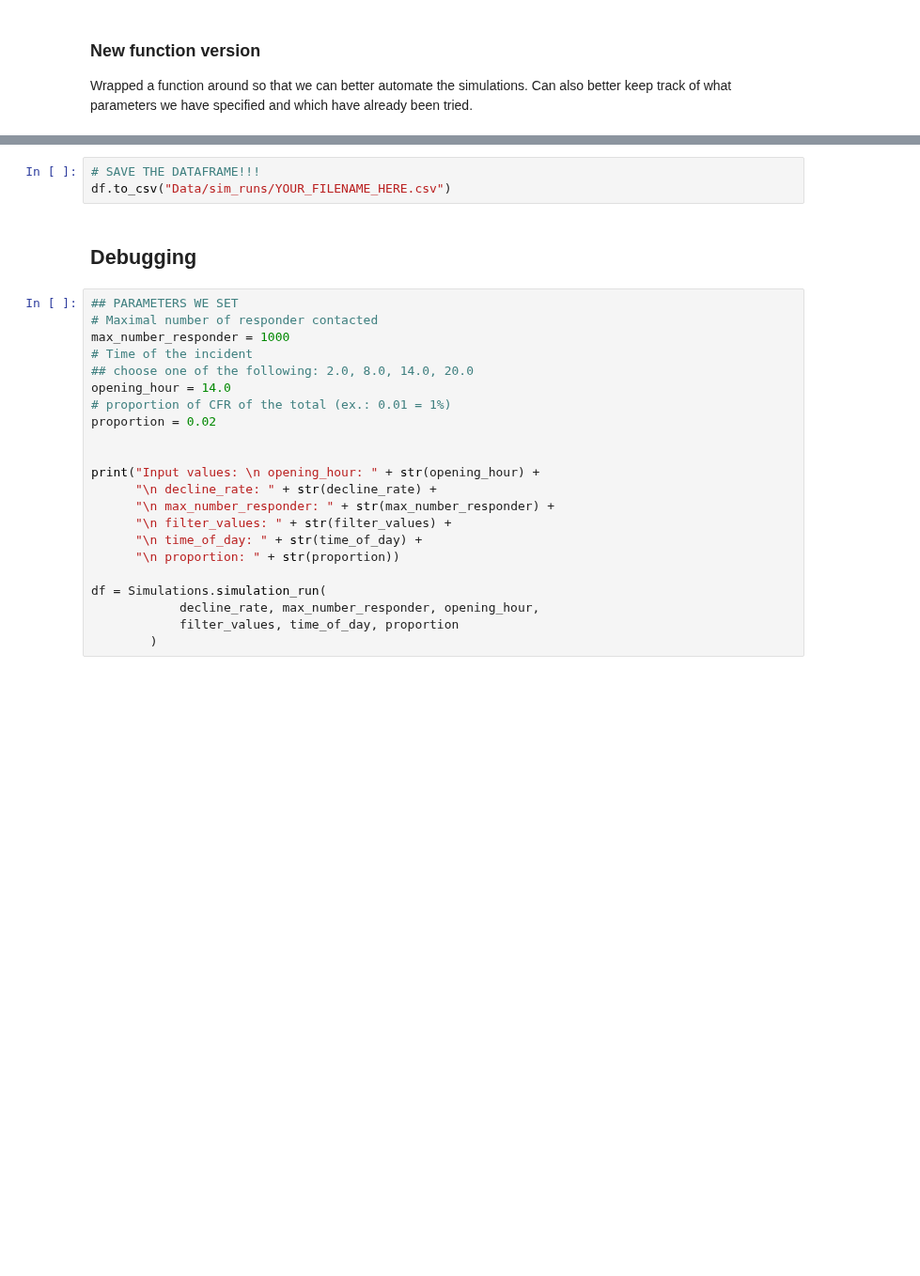
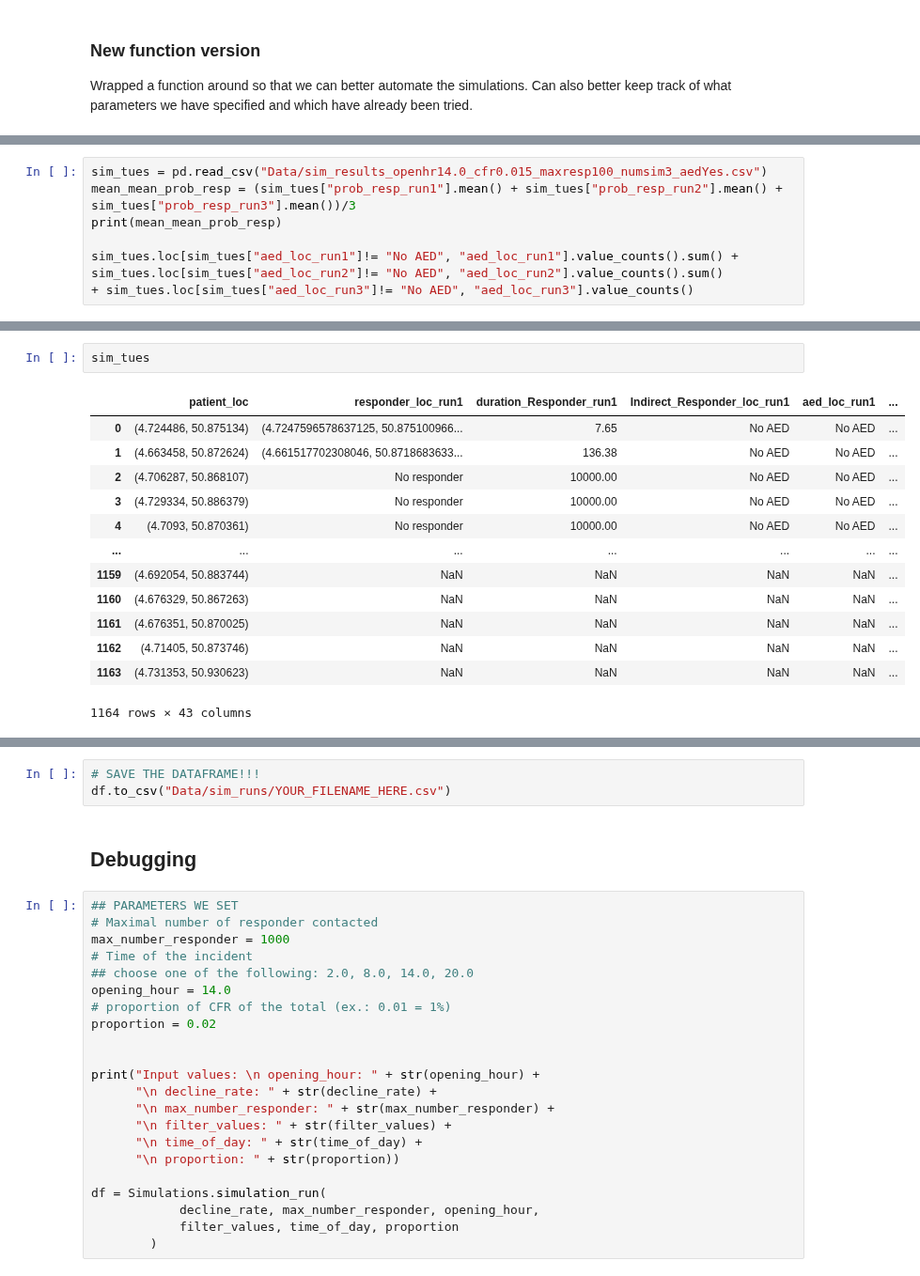
Before and after one commit to Leowiser/AED-Route-Optimization-MDA-Project, a Jupyter notebook: Simulation_Run.ipynb, the cells around one changed output, grey strips where cells are left out. Shown at 94% size. Drawn from its saved outputs; the diff is of its cells as text; blank space fills up the shorter version.

Commit message:
dillon data push

```diff
--- a/Simulation_Run.ipynb
+++ b/Simulation_Run.ipynb
@@ -103,0 +169,7 @@ def simulation_run(ip=ip,              ## server IP, must request from Ruben (or
+# %%
+sim_tues = pd.read_csv("Data/sim_results_openhr14.0_cfr0.015_maxresp100_numsim3_aedYes.csv")
+mean_mean_prob_resp = (sim_tues["prob_resp_run1"].mean() + sim_tues["prob_resp_run2"].mean() + sim_tues["prob_resp_run3"].mean())/3
+print(mean_mean_prob_resp)
+
+sim_tues.loc[sim_tues["aed_loc_run1"]!= "No AED", "aed_loc_run1"].value_counts().sum() + sim_tues.loc[sim_tues["aed_loc_run2"]!= "No AED", "aed_loc_run2"].value_counts().sum()
++ sim_tues.loc[sim_tues["aed_loc_run3"]!= "No AED", "aed_loc_run3"].value_counts()
@@ -103,0 +189,16 @@ def simulation_run(ip=ip,              ## server IP, must request from Ruben (or
+# %%
+sim_tues
+# %% [output]
+|  | patient_loc | responder_loc_run1 | duration_Responder_run1 | Indirect_Responder_loc_run1 | aed_loc_run1 | ... |
+| 0 | (4.724486, 50.875134) | (4.7247596578637125, 50.875100966... | 7.65 | No AED | No AED | ... |
+| 1 | (4.663458, 50.872624) | (4.661517702308046, 50.8718683633... | 136.38 | No AED | No AED | ... |
+| 2 | (4.706287, 50.868107) | No responder | 10000.00 | No AED | No AED | ... |
+| 3 | (4.729334, 50.886379) | No responder | 10000.00 | No AED | No AED | ... |
+| 4 | (4.7093, 50.870361) | No responder | 10000.00 | No AED | No AED | ... |
+| ... | ... | ... | ... | ... | ... | ... |
+| 1159 | (4.692054, 50.883744) | NaN | NaN | NaN | NaN | ... |
+| 1160 | (4.676329, 50.867263) | NaN | NaN | NaN | NaN | ... |
+| 1161 | (4.676351, 50.870025) | NaN | NaN | NaN | NaN | ... |
+| 1162 | (4.71405, 50.873746) | NaN | NaN | NaN | NaN | ... |
+| 1163 | (4.731353, 50.930623) | NaN | NaN | NaN | NaN | ... |
+1164 rows × 43 columns
```
Also changed, not shown: parts of 14 cells of this notebook, 17 other files.
